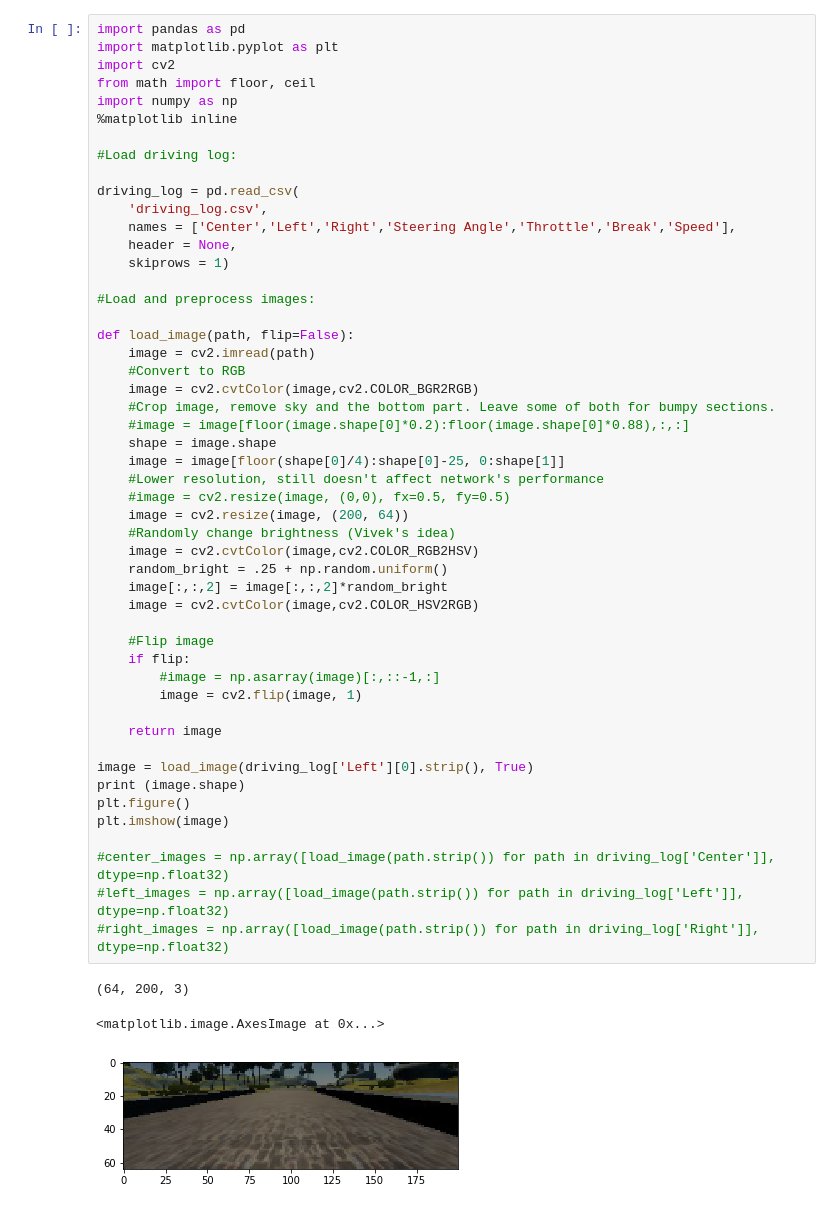
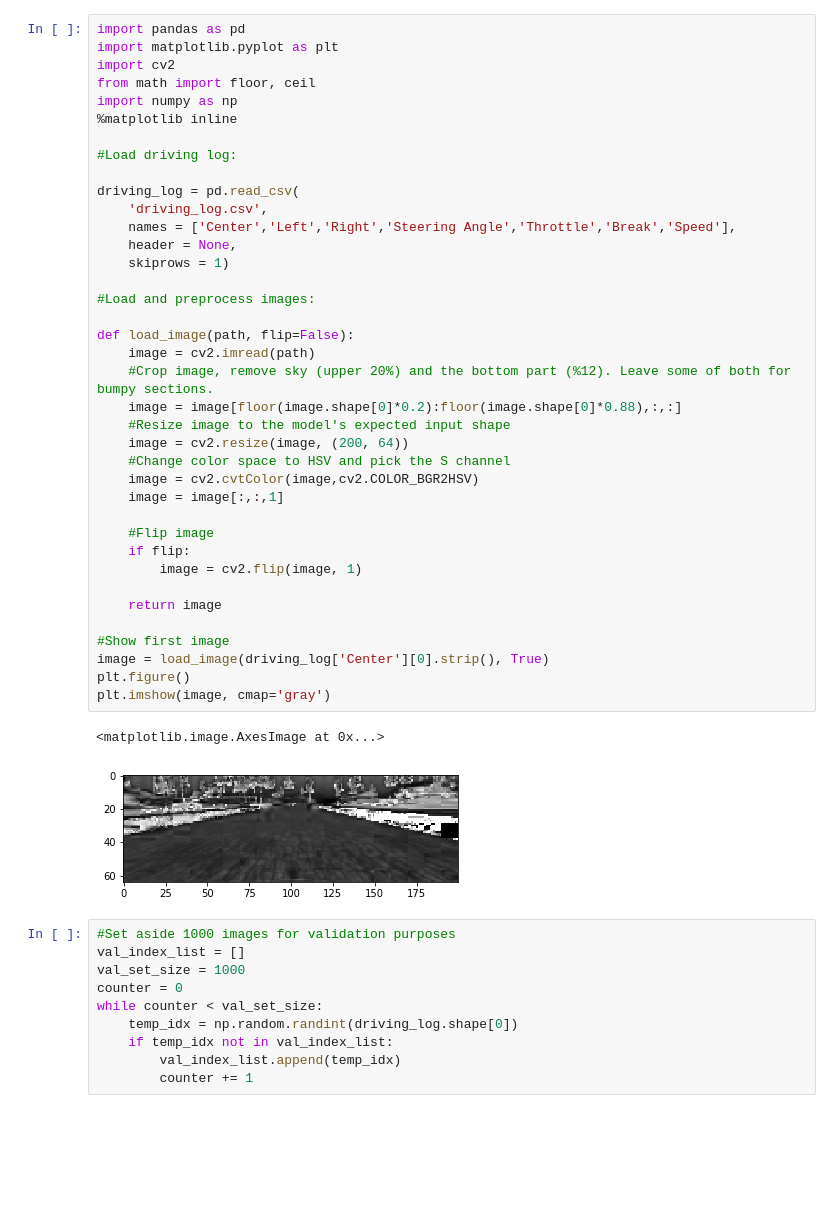
Before and after one commit to jmorilloe/CarND-Behavioral-Cloning-P3, a Jupyter notebook: model.ipynb, the cells around one changed output. Saved outputs shown, nothing was run; the diff lists cells and outputs as text; blank space fills up the shorter version.

Commit message:
Final model

```diff
--- a/model.ipynb
+++ b/model.ipynb
@@ -1,57 +1,54 @@
 # %%
 import pandas as pd
 import matplotlib.pyplot as plt
 import cv2
 from math import floor, ceil
 import numpy as np
 %matplotlib inline
 
 #Load driving log:
 
 driving_log = pd.read_csv(
     'driving_log.csv',
     names = ['Center','Left','Right','Steering Angle','Throttle','Break','Speed'],
     header = None,
     skiprows = 1)
 
 #Load and preprocess images:
 
 def load_image(path, flip=False):
     image = cv2.imread(path)
-    #Convert to RGB
-    image = cv2.cvtColor(image,cv2.COLOR_BGR2RGB)
-    #Crop image, remove sky and the bottom part. Leave some of both for bumpy sections.
-    #image = image[floor(image.shape[0]*0.2):floor(image.shape[0]*0.88),:,:]
-    shape = image.shape
-    image = image[floor(shape[0]/4):shape[0]-25, 0:shape[1]]
-    #Lower resolution, still doesn't affect network's performance
-    #image = cv2.resize(image, (0,0), fx=0.5, fy=0.5)
+    #Crop image, remove sky (upper 20%) and the bottom part (%12). Leave some of both for bumpy sections.
+    image = image[floor(image.shape[0]*0.2):floor(image.shape[0]*0.88),:,:]
+    #Resize image to the model's expected input shape
     image = cv2.resize(image, (200, 64))
-    #Randomly change brightness (Vivek's idea)
-    image = cv2.cvtColor(image,cv2.COLOR_RGB2HSV)
-    random_bright = .25 + np.random.uniform()
-    image[:,:,2] = image[:,:,2]*random_bright
-    image = cv2.cvtColor(image,cv2.COLOR_HSV2RGB)
+    #Change color space to HSV and pick the S channel
+    image = cv2.cvtColor(image,cv2.COLOR_BGR2HSV)
+    image = image[:,:,1]
 
     #Flip image
     if flip:
-        #image = np.asarray(image)[:,::-1,:]
         image = cv2.flip(image, 1)
 
     return image
 
-image = load_image(driving_log['Left'][0].strip(), True)
-print (image.shape)
+#Show first image
+image = load_image(driving_log['Center'][0].strip(), True)
 plt.figure()
-plt.imshow(image)
-
-#center_images = np.array([load_image(path.strip()) for path in driving_log['Center']], dtype=np.float32)
-#left_images = np.array([load_image(path.strip()) for path in driving_log['Left']], dtype=np.float32)
-#right_images = np.array([load_image(path.strip()) for path in driving_log['Right']], dtype=np.float32)
+plt.imshow(image, cmap='gray')
 # %% [output]
-(64, 200, 3)
+<matplotlib.image.AxesImage at 0x...>
-<matplotlib.image.AxesImage at 0x...>
-[figure, old version]
+[figure, new version]
+# %%
+#Set aside 1000 images for validation purposes
+val_index_list = []
+val_set_size = 1000
+counter = 0
+while counter < val_set_size:
+    temp_idx = np.random.randint(driving_log.shape[0])
+    if temp_idx not in val_index_list:
+        val_index_list.append(temp_idx)
+        counter += 1
 # %%
 def generator_train(data, batch_size = 100):
 
```
Also changed, not shown: parts of 6 cells of this notebook, 3 other files.
